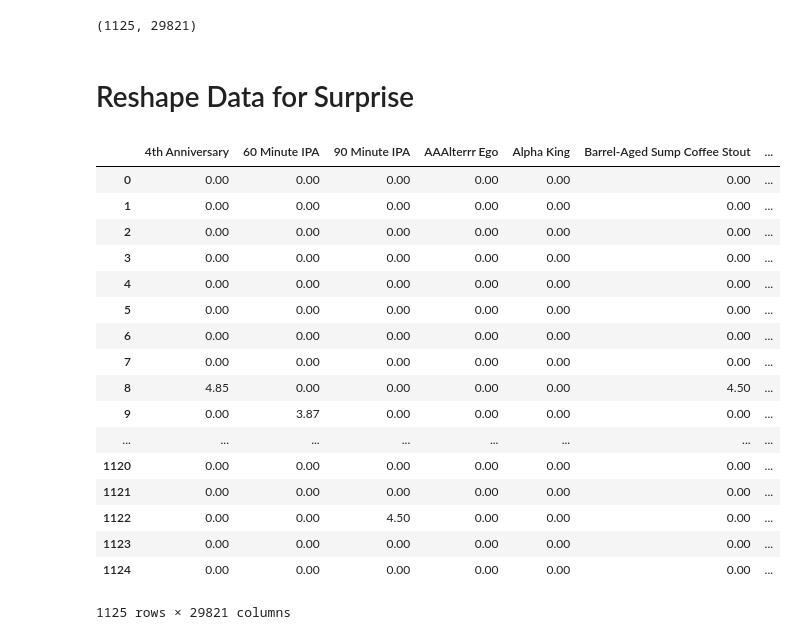
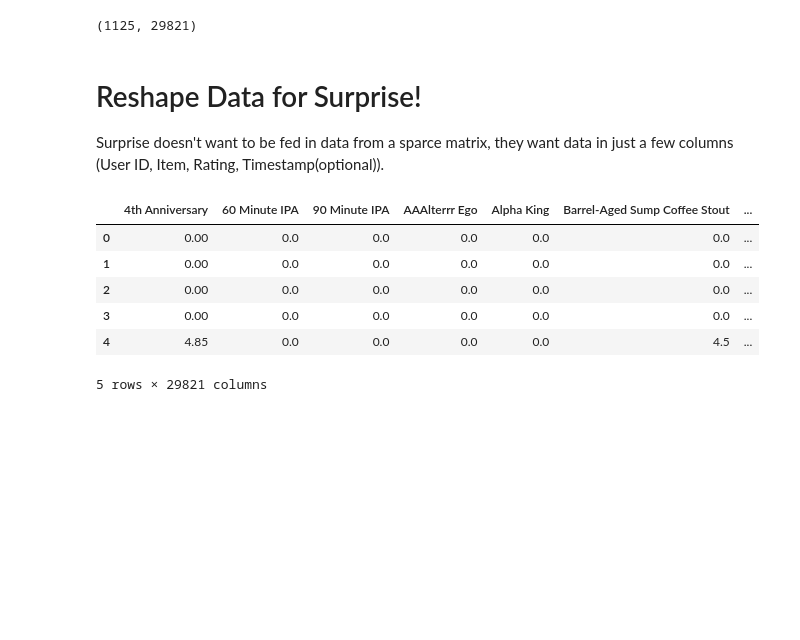
Before and after one commit to loisr/Beer-Recommendations, a Jupyter notebook: Data Cleaning.ipynb, the cells around one changed output. Drawn from its saved outputs; the diff is of its cells as text; code cells hidden in the pictures; blank space fills up the shorter version.

```diff
--- a/Data Cleaning.ipynb
+++ b/Data Cleaning.ipynb
@@ -213,30 +152,23 @@ test.shape
 # %%
 # save data to csv
 test.to_csv("./user_rating.csv", sep=',',index=False)
-# %% [markdown]
-# Reshape Data for Surprise
+# %% [markdown]
+# Reshape Data for Surprise!
+
+Surprise doesn't want to be fed in data from a sparce matrix, they want data in just a few columns (User ID, Item, Rating, Timestamp(optional)).
 # %%
+# make a copy of the data
 utility_matrix_copy = test.copy()
 
+#get rid of the user names
 utility_matrix_copy_features = utility_matrix_copy.reset_index(drop=True)
 
-utility_matrix_copy_features
+utility_matrix_copy_features.head()
 # %% [output]
 |  | 4th Anniversary | 60 Minute IPA | 90 Minute IPA | AAAlterrr Ego | Alpha King | Barrel-Aged Sump Coffee Stout | ... |
-| 0 | 0.00 | 0.00 | 0.00 | 0.00 | 0.00 | 0.00 | ... |
-| 1 | 0.00 | 0.00 | 0.00 | 0.00 | 0.00 | 0.00 | ... |
-| 2 | 0.00 | 0.00 | 0.00 | 0.00 | 0.00 | 0.00 | ... |
-| 3 | 0.00 | 0.00 | 0.00 | 0.00 | 0.00 | 0.00 | ... |
-| 4 | 0.00 | 0.00 | 0.00 | 0.00 | 0.00 | 0.00 | ... |
-| 5 | 0.00 | 0.00 | 0.00 | 0.00 | 0.00 | 0.00 | ... |
-| 6 | 0.00 | 0.00 | 0.00 | 0.00 | 0.00 | 0.00 | ... |
-| 7 | 0.00 | 0.00 | 0.00 | 0.00 | 0.00 | 0.00 | ... |
-| 8 | 4.85 | 0.00 | 0.00 | 0.00 | 0.00 | 4.50 | ... |
-| 9 | 0.00 | 3.87 | 0.00 | 0.00 | 0.00 | 0.00 | ... |
-| ... | ... | ... | ... | ... | ... | ... | ... |
-| 1120 | 0.00 | 0.00 | 0.00 | 0.00 | 0.00 | 0.00 | ... |
-| 1121 | 0.00 | 0.00 | 0.00 | 0.00 | 0.00 | 0.00 | ... |
-| 1122 | 0.00 | 0.00 | 4.50 | 0.00 | 0.00 | 0.00 | ... |
-| 1123 | 0.00 | 0.00 | 0.00 | 0.00 | 0.00 | 0.00 | ... |
-| 1124 | 0.00 | 0.00 | 0.00 | 0.00 | 0.00 | 0.00 | ... |
+| 0 | 0.00 | 0.0 | 0.0 | 0.0 | 0.0 | 0.0 | ... |
+| 1 | 0.00 | 0.0 | 0.0 | 0.0 | 0.0 | 0.0 | ... |
+| 2 | 0.00 | 0.0 | 0.0 | 0.0 | 0.0 | 0.0 | ... |
+| 3 | 0.00 | 0.0 | 0.0 | 0.0 | 0.0 | 0.0 | ... |
+| 4 | 4.85 | 0.0 | 0.0 | 0.0 | 0.0 | 4.5 | ... |
-1125 rows × 29821 columns
+5 rows × 29821 columns
```
Also changed, not shown: parts of 18 cells of this notebook.
